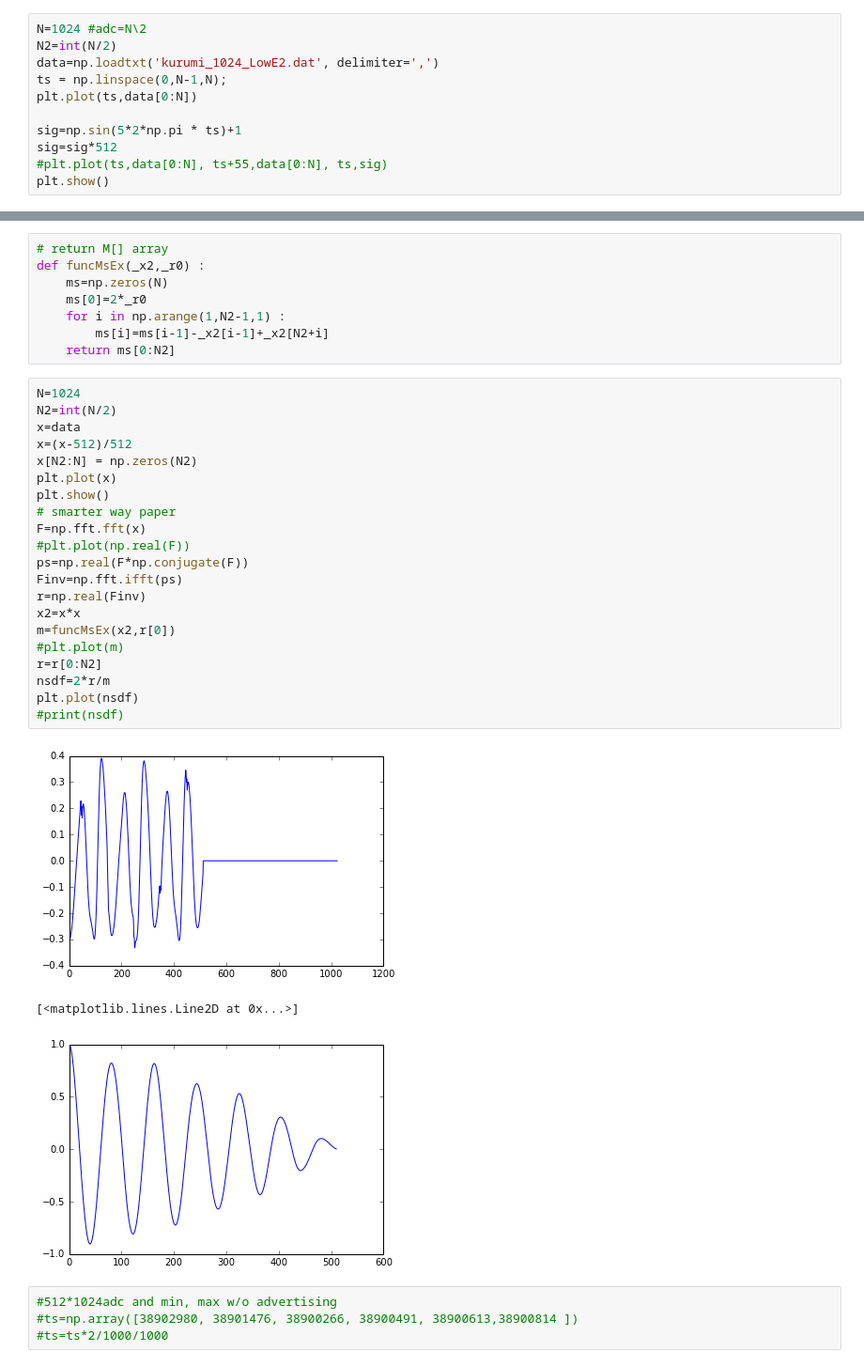
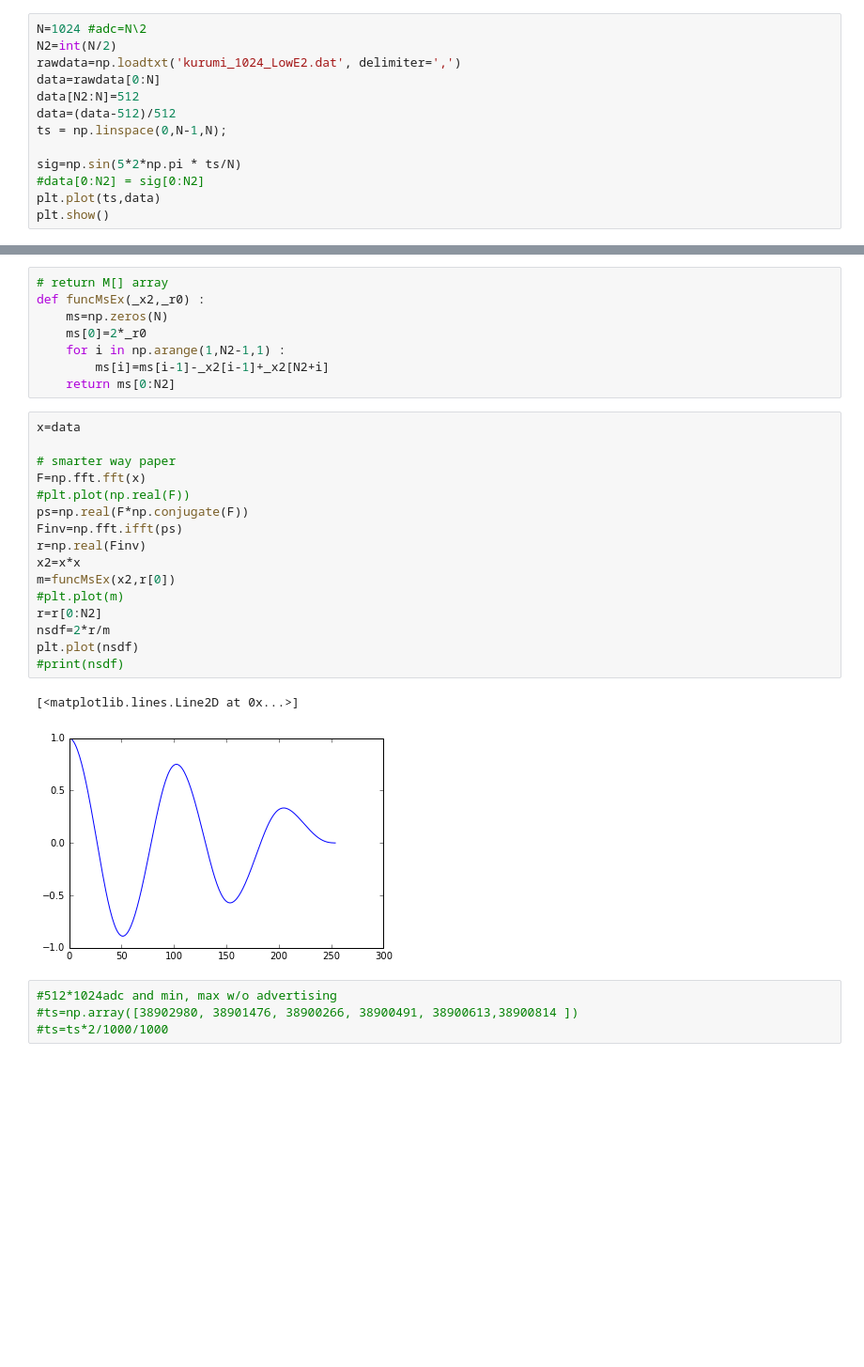
Before and after one commit to hamling-ling/OsakanaFFT, a Jupyter notebook: research/kurumi.ipynb, the cells around one changed output, grey strips where cells are left out. Shown at 94% size. Saved outputs shown, nothing was run; the diff lists cells and outputs as text; blank space fills up the shorter version.

```diff
--- a/research/kurumi.ipynb
+++ b/research/kurumi.ipynb
@@ -8,12 +8,14 @@ GR-KURUMI analogread analysis
 # %%
 N=1024 #adc=N\2
 N2=int(N/2)
-data=np.loadtxt('kurumi_1024_LowE2.dat', delimiter=',')
+rawdata=np.loadtxt('kurumi_1024_LowE2.dat', delimiter=',')
+data=rawdata[0:N]
+data[N2:N]=512
+data=(data-512)/512
 ts = np.linspace(0,N-1,N);
-plt.plot(ts,data[0:N])
 
-sig=np.sin(5*2*np.pi * ts)+1
-sig=sig*512
-#plt.plot(ts,data[0:N], ts+55,data[0:N], ts,sig)
+sig=np.sin(5*2*np.pi * ts/N)
+#data[0:N2] = sig[0:N2]
+plt.plot(ts,data)
 plt.show()
 # %% [output]
@@ -27,30 +29,24 @@ def funcMsEx(_x2,_r0) :
         ms[i]=ms[i-1]-_x2[i-1]+_x2[N2+i]
     return ms[0:N2]
 # %%
-N=1024
-N2=int(N/2)
 x=data
-x=(x-512)/512
-x[N2:N] = np.zeros(N2)
-plt.plot(x)
-plt.show()
+
 # smarter way paper
 F=np.fft.fft(x)
 #plt.plot(np.real(F))
 ps=np.real(F*np.conjugate(F))
 Finv=np.fft.ifft(ps)
 r=np.real(Finv)
 x2=x*x
 m=funcMsEx(x2,r[0])
 #plt.plot(m)
 r=r[0:N2]
 nsdf=2*r/m
 plt.plot(nsdf)
 #print(nsdf)
 # %% [output]
+[<matplotlib.lines.Line2D at 0x...>]
-[figure, old version]
+[figure, new version]
-[<matplotlib.lines.Line2D at 0x...>]
-[figure, removed]
 # %%
 #512*1024adc and min, max w/o advertising
 #ts=np.array([38902980, 38901476, 38900266, 38900491, 38900613,38900814 ])
```
Also changed, not shown: parts of 6 cells of this notebook.
